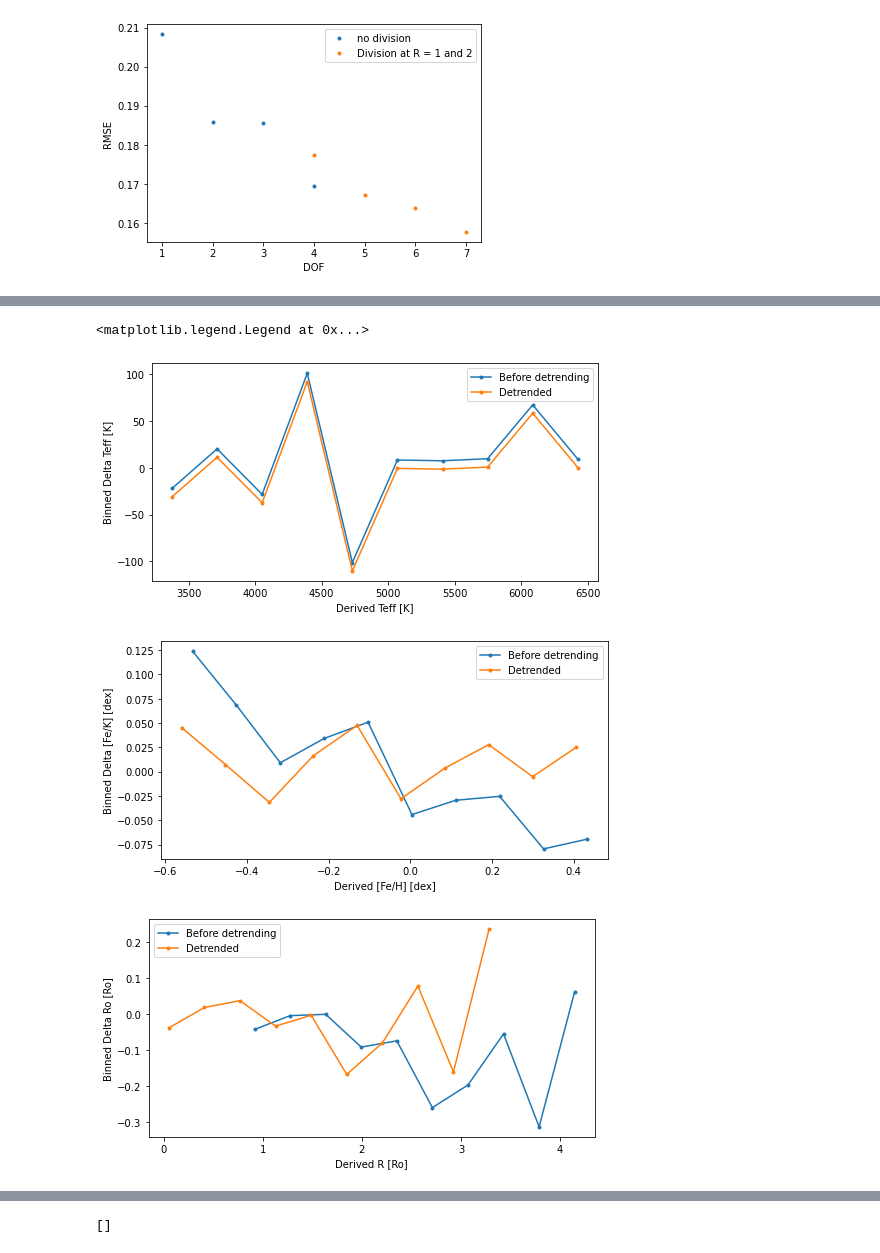
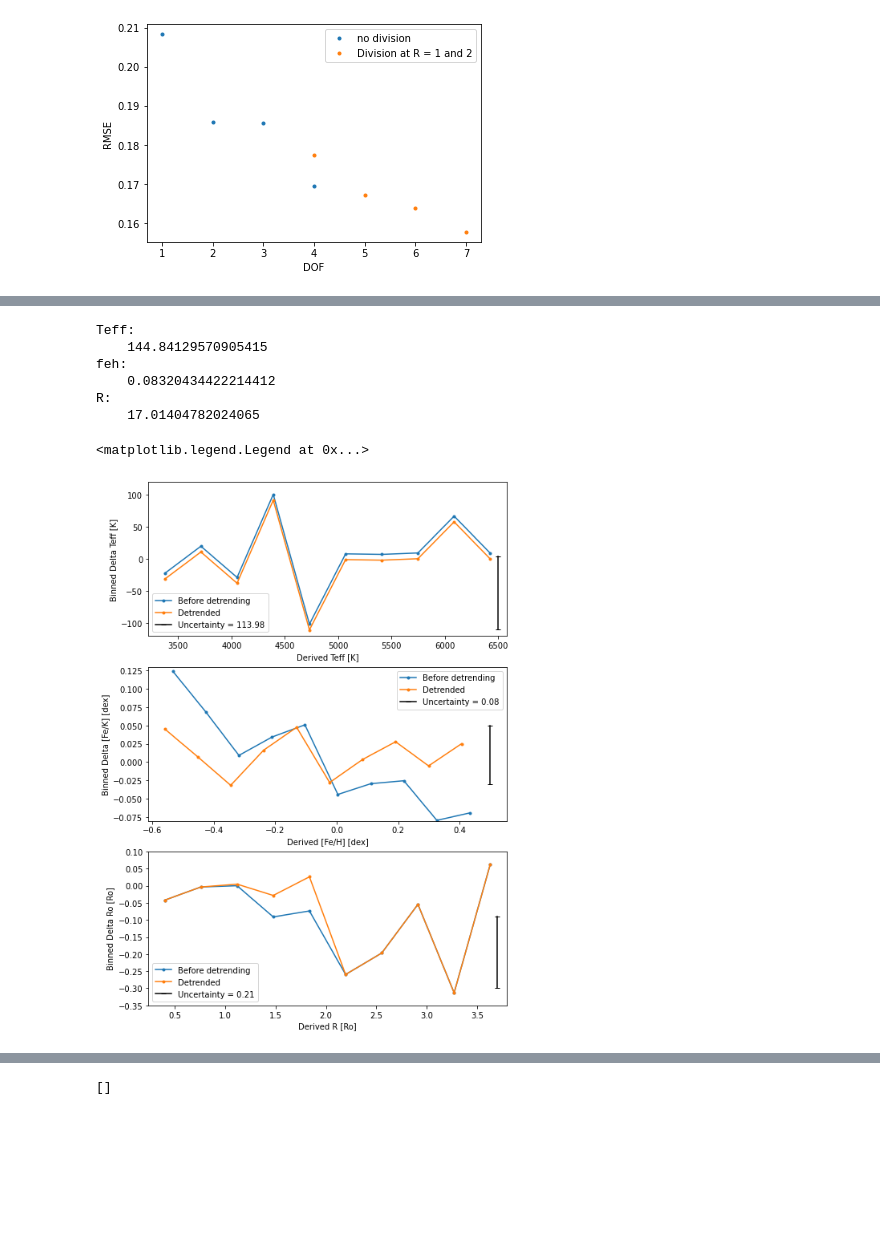
Before and after one commit to howardisaacson/APF-BL-DAP, a Jupyter notebook: Anna/analysis_scripts/detrend_smemp_properties_v5.ipynb, the cells around one changed output, grey strips where cells are left out. Drawn from its saved outputs; the diff is of its cells as text; code cells hidden in the pictures; blank space fills up the shorter version.

```diff
--- a/Anna/detrend_smemp_properties_v5.ipynb
+++ b/Anna/analysis_scripts/detrend_smemp_properties_v5.ipynb
@@ -234,9 +297,11 @@ def fit_trend(apf_values, deltas, order, region_set, i, j, label = 'Values [?]',
     if make_plots: plt.subplot(4,2,j)
     j += 1 # j = which fit (ie. which set of poly order and number of regions)
     trends = []
+    polys = []
     for region in region_set:
-        poly  = np.polyfit(apf_values[region], deltas[region], order, full = False)
+        poly  = np.polyfit(apf_values[region], deltas[region], order, full = False) # numpy arr of coeffs
         trend = np.poly1d(poly)
+        polys += [poly]
         trends += [trend]
         #print(residuals)
         resids = (deltas[region] - trend(apf_values[region]))
@@ -256,7 +321,7 @@ def fit_trend(apf_values, deltas, order, region_set, i, j, label = 'Values [?]',
     red_chi_sq_arr[order, i] = red_chi_sq
     i += 1 # increment which region set we are looking at (gets reset to 0 outside of this function for each order)
 
-    return trends, RMSE, red_chi_sq_arr, i, j
+    return trends, polys, RMSE, red_chi_sq_arr, i, j
 # %%
 # choosing the right fit function and regions to fit for Teff
 
@@ -531,43 +930,95 @@ plt.legend()
+# %%
+# get the RMS between APF derived (pre-detrending) and library to use for uncertianties
+
+apf_mass = apf_sorted.iloc[:,9].to_numpy()
+yee_mass = yee_sorted.iloc[:,9].to_numpy()
+apf_logg = apf_sorted.iloc[:,5].to_numpy()
+yee_logg = yee_sorted.iloc[:,5].to_numpy()
+apf_age = apf_sorted.iloc[:,11].to_numpy()
+yee_age = yee_sorted.iloc[:,11].to_numpy()
+
+c0 = np.invert(np.isnan(yee_Teff))
+c1 = yee_Teff < 4500
+c2 = yee_Teff >= 4500
+c3 = yee_R < 1.0
+c4 = yee_R >= 1.0
+cut = c4
+
+RMSE_Teff = np.sqrt(np.mean((yee_Teff[cut] - apf_Teff_detrended[cut] )**2))
+print('Teff: ')
+print('    ' + str(RMSE_Teff))
+RMSE_feh = np.sqrt(np.mean((yee_feh[cut] - apf_feh_detrended[cut])**2))
+print('feh: ')
+print('    ' + str(RMSE_feh))
+RMSE_R_R = np.sqrt(np.mean(((yee_R[cut] - apf_R_detrended[cut])/apf_R_detrended[cut])**2))
+print('R: ')
+print('    ' + str(RMSE_R_R*100))
+# %% [output]
+Teff:
+    144.84129570905415
+feh:
+    0.08320434422214412
+R:
+    17.01404782024065
 # %%
 # plot the binned means
 from scipy import stats
+#import mpl_toolkits.axes_grid1.anchored_artists as anchored_artists
+#from mpl_toolkits.axes_grid1.anchored_artists import AnchoredSizeBar
 
 # Teff
-ax1 = plt.figure(1, figsize = [8,4])
+ax = plt.figure(figsize = [8,12])
+plt.subplot(311)
+#ax1 = plt.figure(1, figsize = [8,4])
 delta_Teff_means, bin_edges, bin_nums = stats.binned_statistic(apf_Teff, delta_Teff, statistic = 'mean', bins = 10)
 bin_width = (bin_edges[1] - bin_edges[0]); bin_centers = bin_edges[1:] - bin_width/2
 plt.plot(bin_centers, delta_Teff_means, '.-', label = 'Before detrending')
 plt.xlabel('Derived Teff [K]'); plt.ylabel('Binned Delta Teff [K]')
 delta_Teff_detrended_means, bin_edges, bin_nums = stats.binned_statistic(apf_Teff, delta_Teff_detrended, statistic = 'mean', bins = 10)
 bin_width = (bin_edges[1] - bin_edges[0]); bin_centers = bin_edges[1:] - bin_width/2
 plt.plot(bin_centers, delta_Teff_detrended_means, '.-', label = 'Detrended')
+y_min = -120; y_max = 120
+y_range = y_max - y_min
+plt.axvline(6500, ymin = 10/y_range, ymax = (10 + RMSE_Teff_det)/y_range, label = 'Uncertainty = ' + str(np.round(RMSE_Teff_det,2)), color = 'k', marker = '_')
+#bar = anchored_artists.AnchoredDrawingArea(20, 20, 0, 0, loc=1, frameon=False)
+#ax.add_artist(bar)
+plt.ylim([-120,120])
 plt.legend()
 
 
 # [Fe/H]
-ax1 = plt.figure(2, figsize = [8,4])
+#ax1 = plt.figure(2, figsize = [8,4])
+plt.subplot(312)
 delta_feh_means, bin_edges, bin_nums = stats.binned_statistic(apf_feh, delta_feh, statistic = 'mean', bins = 10)
 bin_width = (bin_edges[1] - bin_edges[0]); bin_centers = bin_edges[1:] - bin_width/2
 plt.plot(bin_centers, delta_feh_means, '.-', label = 'Before detrending')
 plt.xlabel('Derived [Fe/H] [dex]'); plt.ylabel('Binned Delta [Fe/K] [dex]')
 delta_feh_detrended_means, bin_edges, bin_nums = stats.binned_statistic(apf_feh, delta_feh_detrended, statistic = 'mean', bins = 10)
 bin_width = (bin_centers[1] - bin_edges[0]); bin_centers = bin_edges[1:] - bin_width/2
 plt.plot(bin_centers, delta_feh_detrended_means, '.-', label = 'Detrended')
+y_min = -0.08; y_max = 0.13
+y_range = y_max - y_min
+plt.axvline(0.5, ymin = 0.05/y_range , ymax = (0.05 + RMSE_feh_det)/y_range, label = 'Uncertainty = ' + str(np.round(RMSE_feh_det,2)), color = 'k', marker = '_')
+plt.ylim([y_min,y_max])
+
 plt.legend()
 
 
-# Teff
-ax1 = plt.figure(3, figsize = [8,4])
+# Radius
+#ax1 = plt.figure(3, figsize = [8,4])
+plt.subplot(313)
 delta_R_R_means, bin_edges, bin_nums = stats.binned_statistic(apf_R, delta_R_R, statistic = 'mean', bins = 10)
-bin_width = (bin_centers[1] - bin_edges[0]); bin_centers = bin_edges[1:] - bin_width/2
+bin_width = (bin_edges[1] - bin_edges[0]); bin_centers = bin_edges[1:] - bin_width/2
 plt.plot(bin_centers, delta_R_R_means, '.-', label = 'Before detrending')
 plt.xlabel('Derived R [Ro]'); plt.ylabel('Binned Delta Ro [Ro]')
 delta_R_R_detrended_means, bin_edges, bin_nums = stats.binned_statistic(apf_R, delta_R_R_detrended, statistic = 'mean', bins = 10)
-bin_width = (bin_centers[1] - bin_edges[0]); bin_centers = bin_edges[1:] - bin_width/2
+bin_width = (bin_edges[1] - bin_edges[0]); bin_centers = bin_edges[1:] - bin_width/2
 plt.plot(bin_centers, delta_R_R_detrended_means, '.-', label = 'Detrended')
+y_min = -0.35; y_max = 0.10
+y_range = y_max - y_min
+plt.axvline(3.7, ymin = 0.05/y_range , ymax = (0.05 + RMSE_R_det)/y_range, label = 'Uncertainty = ' + str(np.round(RMSE_R_det,2)), color = 'k', marker = '_')
+plt.ylim([y_min,y_max])
 plt.legend()
 # %% [output]
 <matplotlib.legend.Legend at 0x...>
-[figure, old version]
+[figure, new version]
-[figure, removed]
-[figure, removed]
```
Also changed, not shown: parts of 23 cells of this notebook, 22 other files.
